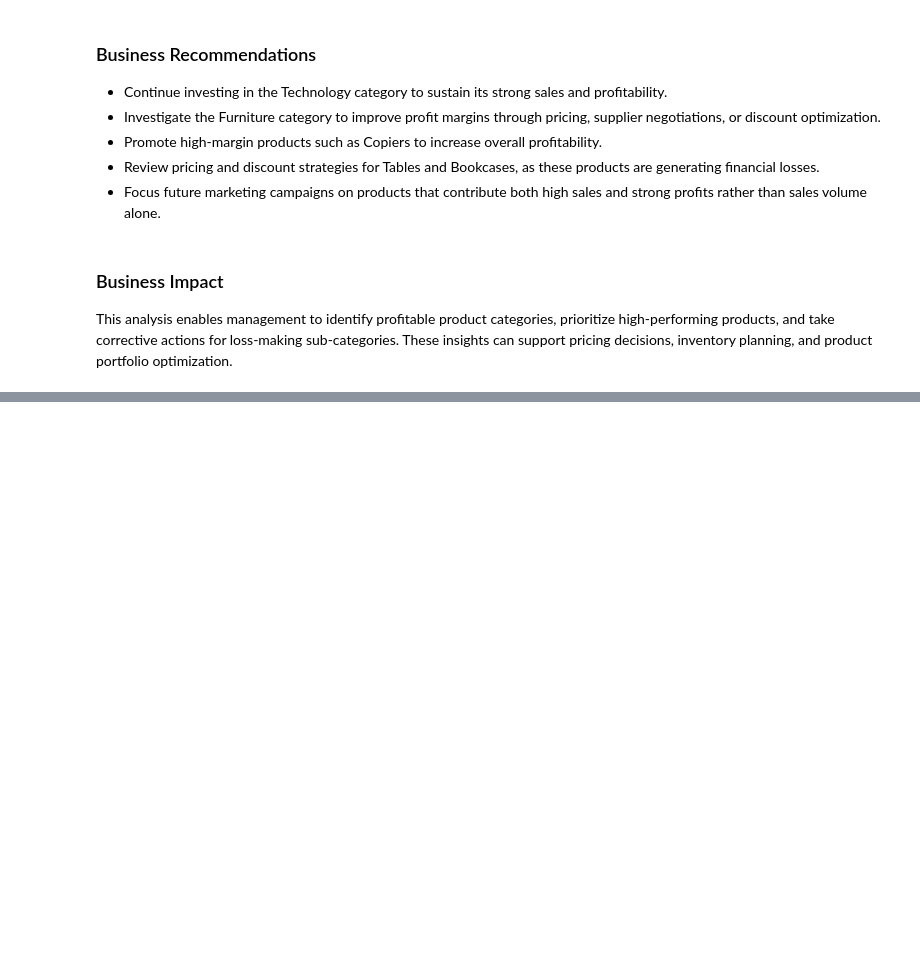
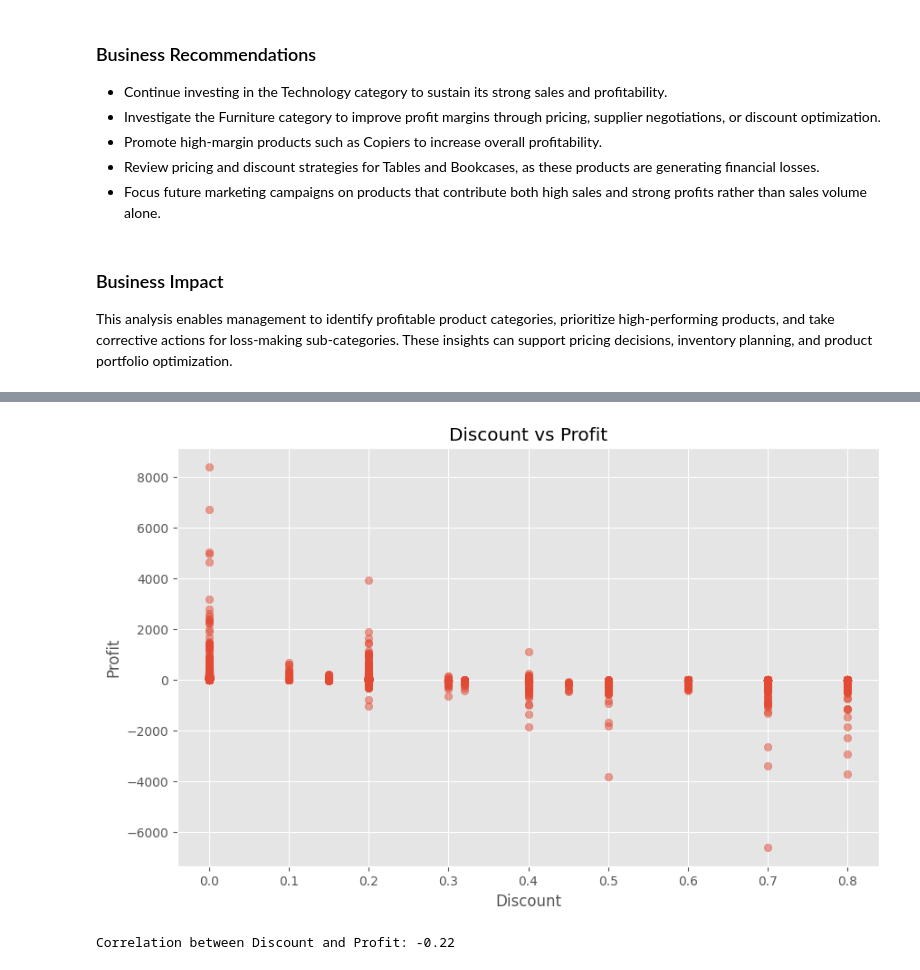
Before and after one commit to jigyasa-b31/Sales-Data-Analysis-Dashboard, a Jupyter notebook: notebooks/Sales_Data_Analysis_Dashboard.ipynb, the cells around one changed output, grey strips where cells are left out. Saved outputs shown, nothing was run; the diff lists cells and outputs as text; code cells hidden in the pictures; blank space fills up the shorter version.

```diff
--- a/notebooks/Sales_Data_Analysis_Dashboard.ipynb
+++ b/notebooks/Sales_Data_Analysis_Dashboard.ipynb
@@ -623,0 +652,22 @@ This analysis enables management to identify profitable product categories, prio
+# %%
+plt.figure(figsize=(10,6))
+
+plt.scatter(
+    df["Discount"],
+    df["Profit"],
+    alpha=0.5
+)
+
+plt.title("Discount vs Profit")
+plt.xlabel("Discount")
+plt.ylabel("Profit")
+
+plt.show()
+# %% [output]
+[figure, added]
+# %%
+correlation = df["Discount"].corr(df["Profit"])
+
+print(f"Correlation between Discount and Profit: {correlation:.2f}")
+# %% [output]
+Correlation between Discount and Profit: -0.22
```
Also changed, not shown: parts of 10 cells of this notebook.
